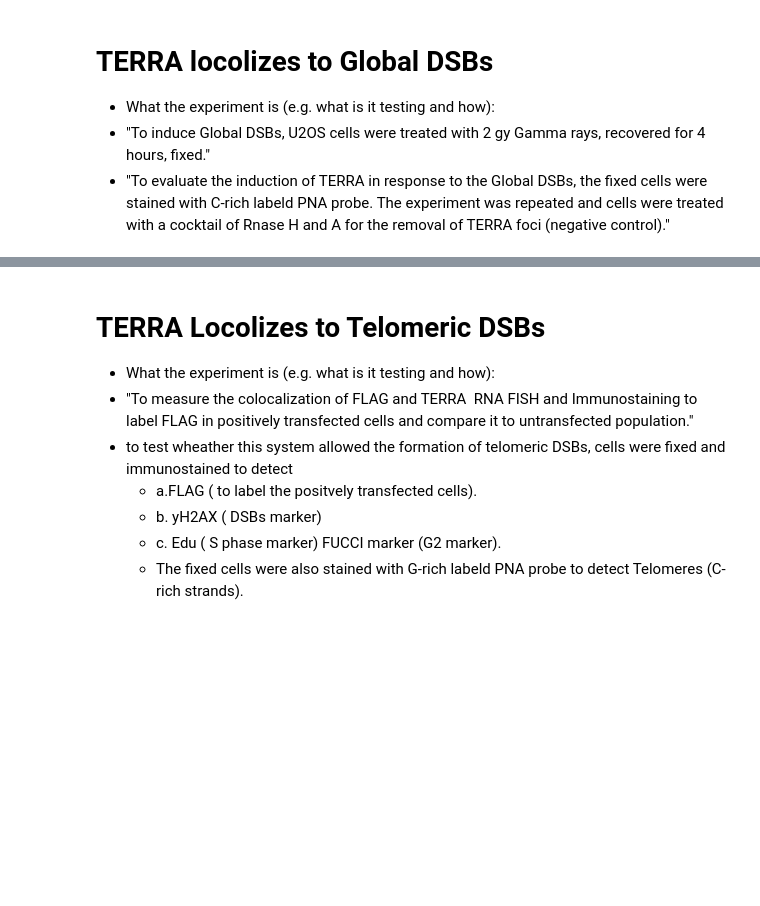
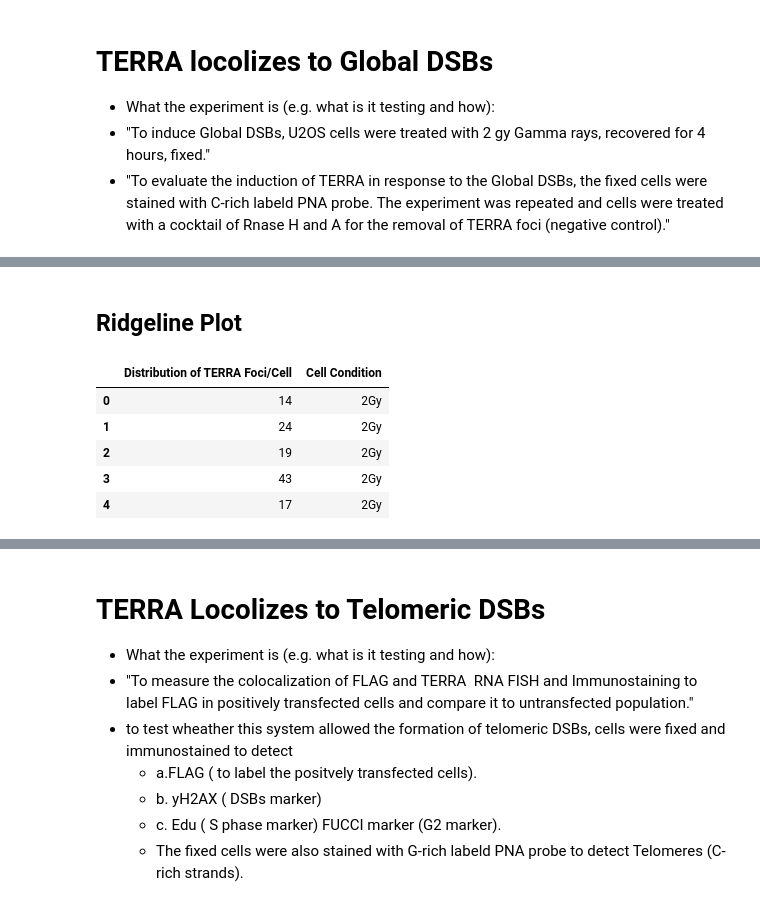
Before and after one commit to aidan-lew/TERRA_DSB, a Jupyter notebook: terra_dsb.ipynb, the cells around one changed output, grey strips where cells are left out. Saved outputs shown, nothing was run; the diff lists cells and outputs as text; code cells hidden in the pictures; blank space fills up the shorter version.

```diff
--- a/terra_dsb.ipynb
+++ b/terra_dsb.ipynb
@@ -180,0 +273,22 @@ g2_terra_perc_df.head()
+# %% [markdown]
+## Ridgeline Plot
+# %%
+#Getting anoter df so that the ridgeplot can work
+ridge_global_df = pd.read_excel('../Documents/global_DSB_TERRA.xlsx',
+                    sheet_name=1,
+                    skiprows = 0,
+                    usecols = ['Distribution of TERRA Foci/Cell', 'Cell Condition']
+                              )
+
+ridge_global_df.set_index(['Distribution of TERRA Foci/Cell'])
+ridge_global_df.dropna(axis=0, inplace=True)
+
+#ridge_global_df.columns
+ridge_global_df.head()
+# %% [output]
+|  | Distribution of TERRA Foci/Cell | Cell Condition |
+| 0 | 14 | 2Gy |
+| 1 | 24 | 2Gy |
+| 2 | 19 | 2Gy |
+| 3 | 43 | 2Gy |
+| 4 | 17 | 2Gy |
```
Also changed, not shown: parts of 15 cells of this notebook.
